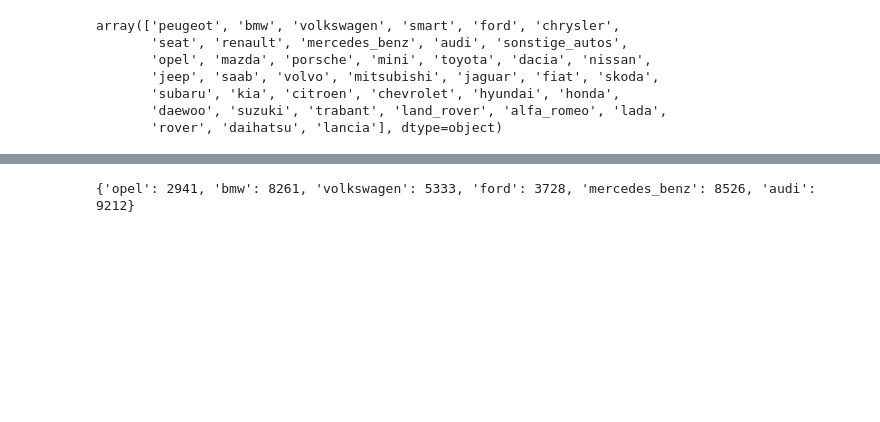
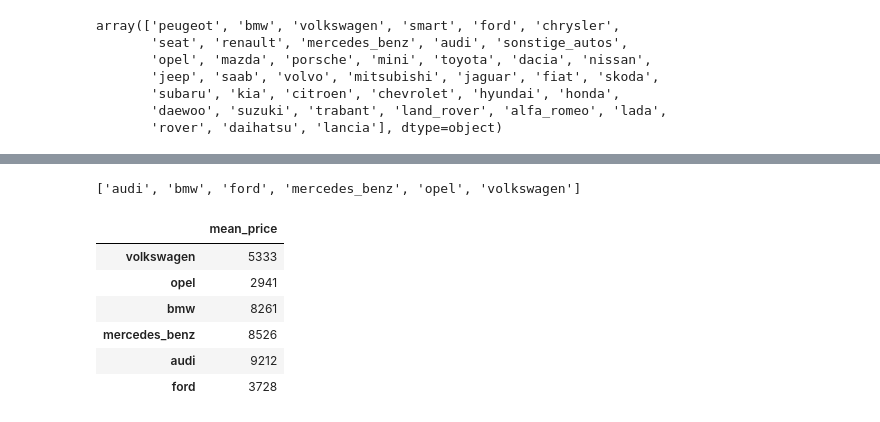
Before and after one commit to BecReed/dataquest-projects, a Jupyter notebook: GP3_Ebay_Car_Sales/Autos.ipynb, the cells around one changed output, grey strips where cells are left out. Saved outputs shown, nothing was run; the diff lists cells and outputs as text; code cells hidden in the pictures; blank space fills up the shorter version.

```diff
--- a/GP3_Ebay_Car_Sales/Autos.ipynb
+++ b/GP3_Ebay_Car_Sales/Autos.ipynb
@@ -384,12 +397,24 @@ Index(['volkswagen', 'bmw', 'opel', 'mercedes_benz', 'audi', 'ford'], dtype='obj
 # %%
 brand_mean_prices = {}
+
 for brand in common_brands:
-    mean_price = autos[autos['brand']==brand]['price'].mean()
+    brand_only = autos[autos["brand"] == brand]
+    mean_price = brand_only["price"].mean()
     brand_mean_prices[brand] = int(mean_price)
-print(brand_mean_prices)
+
+sorted(brand_mean_prices)
 # %% [output]
-{'opel': 2941, 'bmw': 8261, 'volkswagen': 5333, 'ford': 3728, 'mercedes_benz': 8526, 'audi': 9212}
+['audi', 'bmw', 'ford', 'mercedes_benz', 'opel', 'volkswagen']
 # %%
 bmp_series = pd.Series(brand_mean_prices)
+pd.DataFrame(bmp_series, columns=["mean_price"])
+# %% [output]
+|  | mean_price |
+| volkswagen | 5333 |
+| opel | 2941 |
+| bmw | 8261 |
+| mercedes_benz | 8526 |
+| audi | 9212 |
+| ford | 3728 |
 # %%
 brand_mean_mileage = {}
```
Also changed, not shown: parts of 19 cells of this notebook, 2 other files.
